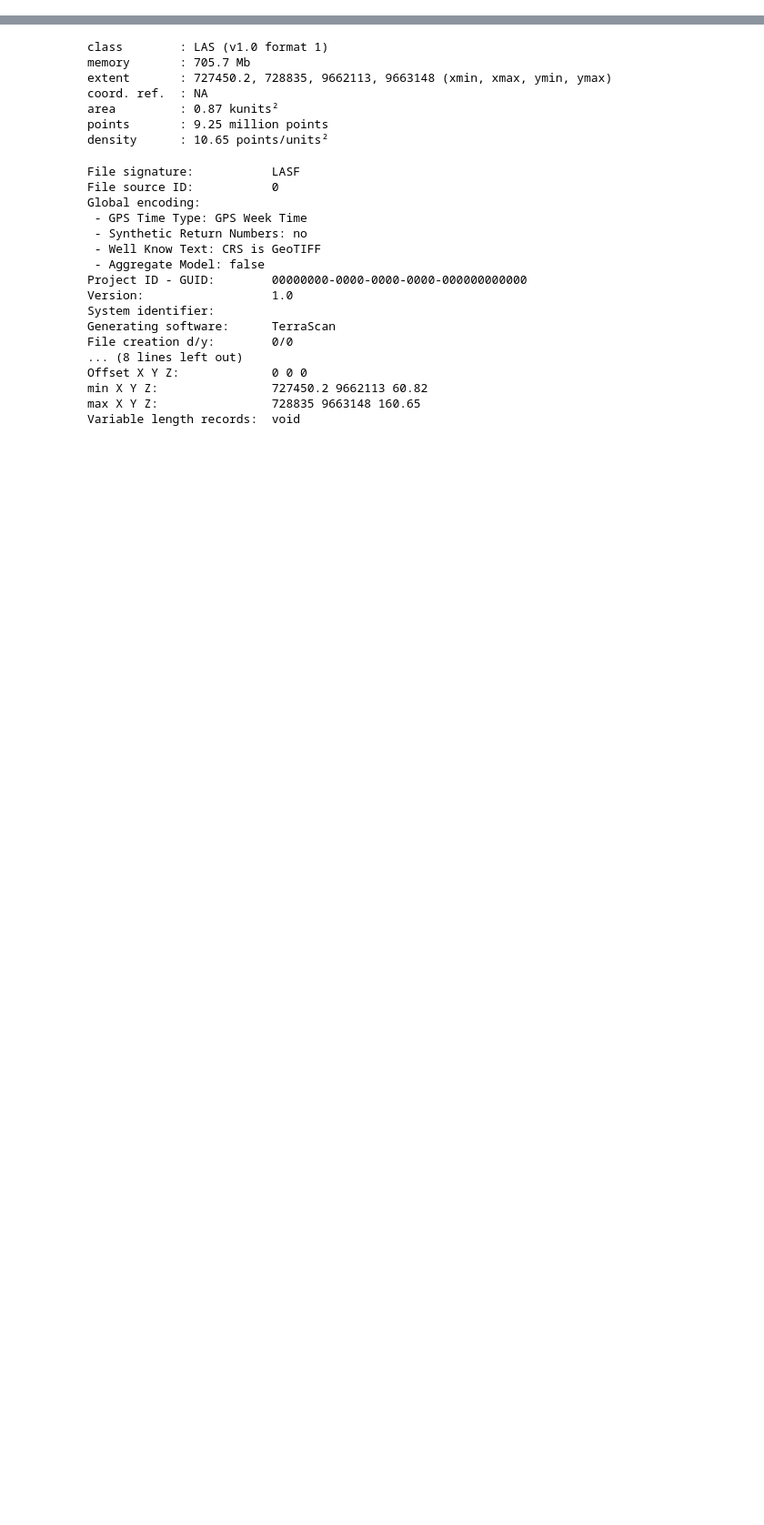
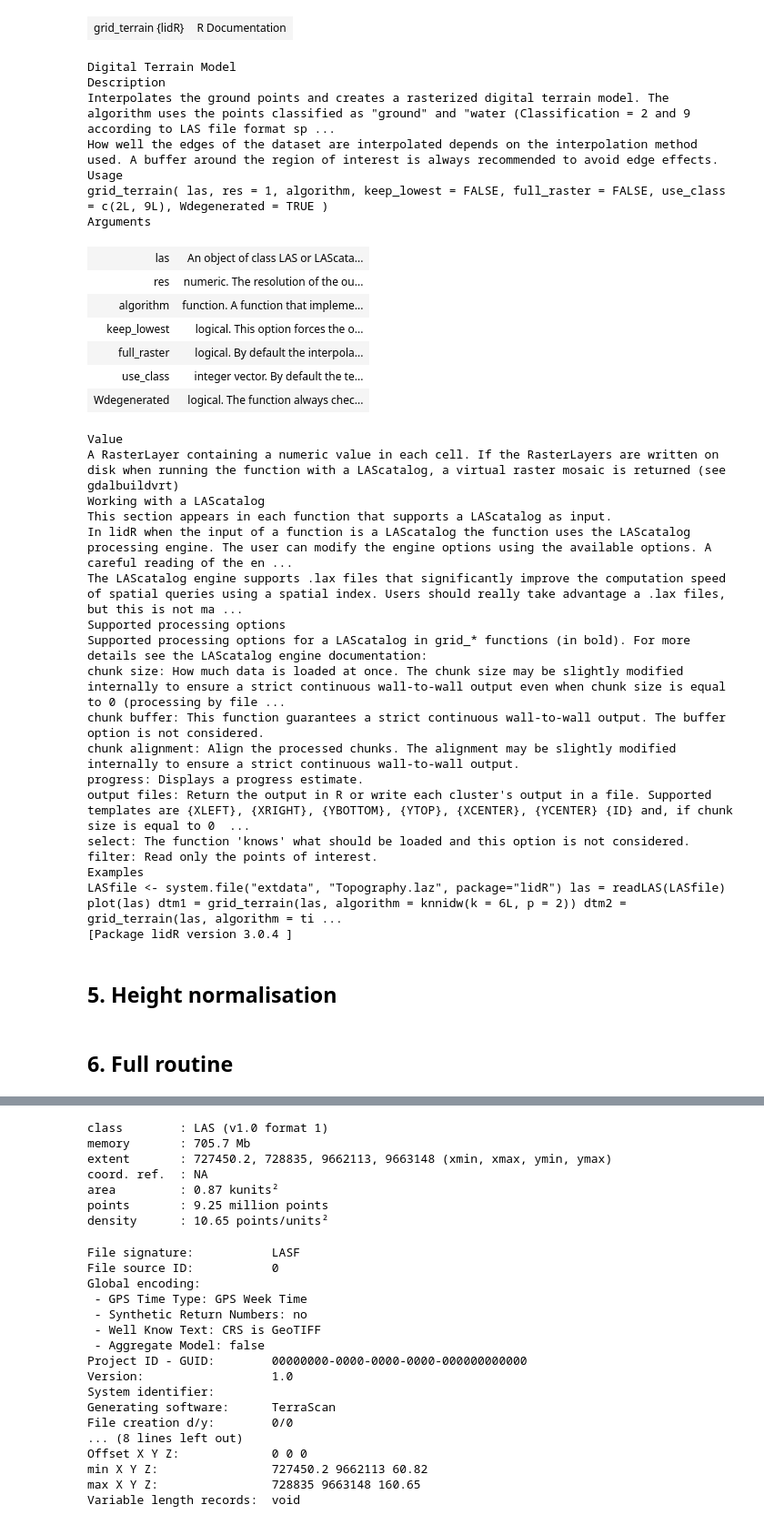
Before and after one commit to ameliaholcomb/biomass-recovery, a Jupyter notebook: notebooks/R1-Testing_out_R.ipynb, the cells around one changed output, grey strips where cells are left out. Shown at 91% size. Saved outputs shown, nothing was run; the diff lists cells and outputs as text; code cells hidden in the pictures; blank space fills up the shorter version.

```diff
--- a/notebooks/R1-Testing_out_R.ipynb
+++ b/notebooks/R1-Testing_out_R.ipynb
@@ -8,0 +232,40 @@ PAISAGENSLIDAR <- "/gws/nopw/j04/forecol/data/Paisagenslidar"
+# %%
+help(grid_terrain)
+# %% [output]
+| grid_terrain {lidR} | R Documentation |
+Digital Terrain Model
+Description
+Interpolates the ground points and creates a rasterized digital terrain model. The algorithm uses the points classified as "ground" and "water (Classification = 2 and 9 according to LAS file format sp ...
+How well the edges of the dataset are interpolated depends on the interpolation method used. A buffer around the region of interest is always recommended to avoid edge effects.
+Usage
+grid_terrain( las, res = 1, algorithm, keep_lowest = FALSE, full_raster = FALSE, use_class = c(2L, 9L), Wdegenerated = TRUE )
+Arguments
+| las | An object of class LAS or LAScata... |
+| res | numeric. The resolution of the ou... |
+| algorithm | function. A function that impleme... |
+| keep_lowest | logical. This option forces the o... |
+| full_raster | logical. By default the interpola... |
+| use_class | integer vector. By default the te... |
+| Wdegenerated | logical. The function always chec... |
+Value
+A RasterLayer containing a numeric value in each cell. If the RasterLayers are written on disk when running the function with a LAScatalog, a virtual raster mosaic is returned (see gdalbuildvrt)
+Working with a LAScatalog
+This section appears in each function that supports a LAScatalog as input.
+In lidR when the input of a function is a LAScatalog the function uses the LAScatalog processing engine. The user can modify the engine options using the available options. A careful reading of the en ...
+The LAScatalog engine supports .lax files that significantly improve the computation speed of spatial queries using a spatial index. Users should really take advantage a .lax files, but this is not ma ...
+Supported processing options
+Supported processing options for a LAScatalog in grid_* functions (in bold). For more details see the LAScatalog engine documentation:
+chunk size: How much data is loaded at once. The chunk size may be slightly modified internally to ensure a strict continuous wall-to-wall output even when chunk size is equal to 0 (processing by file ...
+chunk buffer: This function guarantees a strict continuous wall-to-wall output. The buffer option is not considered.
+chunk alignment: Align the processed chunks. The alignment may be slightly modified internally to ensure a strict continuous wall-to-wall output.
+progress: Displays a progress estimate.
+output files: Return the output in R or write each cluster's output in a file. Supported templates are {XLEFT}, {XRIGHT}, {YBOTTOM}, {YTOP}, {XCENTER}, {YCENTER} {ID} and, if chunk size is equal to 0  ...
+select: The function 'knows' what should be loaded and this option is not considered.
+filter: Read only the points of interest.
+Examples
+LASfile <- system.file("extdata", "Topography.laz", package="lidR") las = readLAS(LASfile) plot(las) dtm1 = grid_terrain(las, algorithm = knnidw(k = 6L, p = 2)) dtm2 = grid_terrain(las, algorithm = ti ...
+[Package lidR version 3.0.4 ]
+# %% [markdown]
+## 5. Height normalisation
+# %% [markdown]
+## 6. Full routine
```
Also changed, not shown: parts of 57 cells of this notebook.
